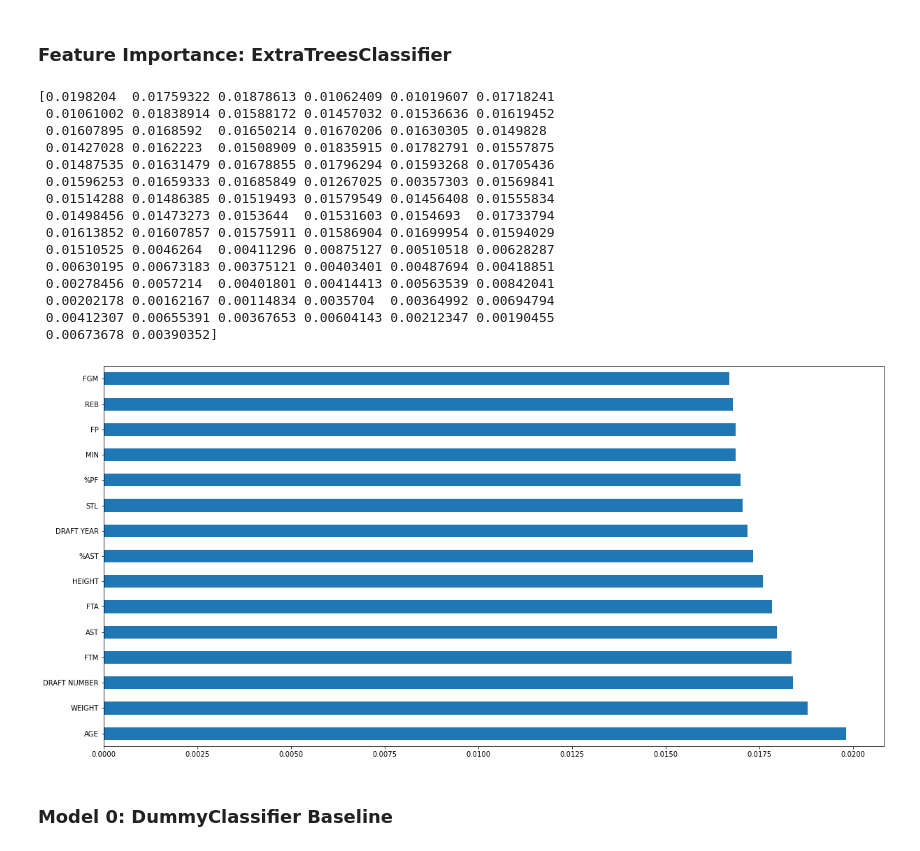
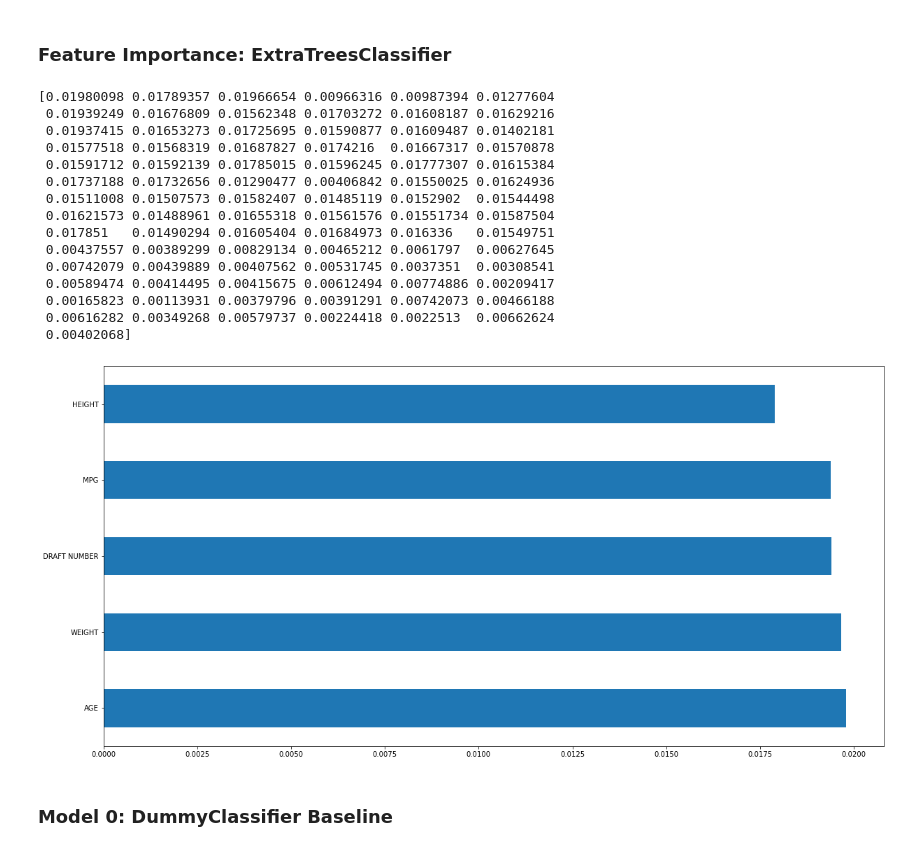
Before and after one commit to RH3421/Reducing_NBA_Injuries, a Jupyter notebook: EDA.ipynb, the cells around one changed output. Drawn from its saved outputs; the diff is of its cells as text; code cells hidden in the pictures.

```diff
--- a/EDA.ipynb
+++ b/EDA.ipynb
@@ -200,6 +200,9 @@ Name: COLLEGE, dtype: int64
 # Replace Undrafted and Nan with 0
 df_con.replace(to_replace='Undrafted', value=0, inplace=True)
 df_con['out_for_season'].fillna(0, inplace=True)
+# %%
+# DRAFT YEAR dropped because because undrafted player data was not recorded
+df_con.drop('DRAFT YEAR', axis=1, inplace=True)
 # %%
 # Function to convert strings to numeric
 def MakeNumeric(Column):
@@ -290,31 +301,32 @@ Given the target variable imbalance will elect to use f1_score as primary metric
 # %% [markdown]
 ### Feature Importance: ExtraTreesClassifier
 # %%
-# Instantiate model
+# Use ExtraTreesClassifier to identify important features
 etc = ExtraTreesClassifier()
 etc.fit(X,y)
-print(etc.feature_importances_) # use built in class 'feature_importances' of tree based classifiers
-# Plot graph of feature importances for better visualization
+print(etc.feature_importances_)
+
+# Plot bar graph for visualization
 feat_importances = pd.Series(etc.feature_importances_, index=X.columns)
-feat_importances.nlargest(15).plot(kind='barh', figsize=(20,10))
+feat_importances.nlargest(5).plot(kind='barh', figsize=(20,10))
 plt.show()
 # %% [output]
-[0.0198204  0.01759322 0.01878613 0.01062409 0.01019607 0.01718241
- 0.01061002 0.01838914 0.01588172 0.01457032 0.01536636 0.01619452
- 0.01607895 0.0168592  0.01650214 0.01670206 0.01630305 0.0149828
- 0.01427028 0.0162223  0.01508909 0.01835915 0.01782791 0.01557875
- 0.01487535 0.01631479 0.01678855 0.01796294 0.01593268 0.01705436
- 0.01596253 0.01659333 0.01685849 0.01267025 0.00357303 0.01569841
- 0.01514288 0.01486385 0.01519493 0.01579549 0.01456408 0.01555834
- 0.01498456 0.01473273 0.0153644  0.01531603 0.0154693  0.01733794
- 0.01613852 0.01607857 0.01575911 0.01586904 0.01699954 0.01594029
- 0.01510525 0.0046264  0.00411296 0.00875127 0.00510518 0.00628287
- 0.00630195 0.00673183 0.00375121 0.00403401 0.00487694 0.00418851
- 0.00278456 0.0057214  0.00401801 0.00414413 0.00563539 0.00842041
- 0.00202178 0.00162167 0.00114834 0.0035704  0.00364992 0.00694794
- 0.00412307 0.00655391 0.00367653 0.00604143 0.00212347 0.00190455
- 0.00673678 0.00390352]
+[0.01980098 0.01789357 0.01966654 0.00966316 0.00987394 0.01277604
+ 0.01939249 0.01676809 0.01562348 0.01703272 0.01608187 0.01629216
+ 0.01937415 0.01653273 0.01725695 0.01590877 0.01609487 0.01402181
+ 0.01577518 0.01568319 0.01687827 0.0174216  0.01667317 0.01570878
+ 0.01591712 0.01592139 0.01785015 0.01596245 0.01777307 0.01615384
+ 0.01737188 0.01732656 0.01290477 0.00406842 0.01550025 0.01624936
+ 0.01511008 0.01507573 0.01582407 0.01485119 0.0152902  0.01544498
+ 0.01621573 0.01488961 0.01655318 0.01561576 0.01551734 0.01587504
+ 0.017851   0.01490294 0.01605404 0.01684973 0.016336   0.01549751
+ 0.00437557 0.00389299 0.00829134 0.00465212 0.0061797  0.00627645
+ 0.00742079 0.00439889 0.00407562 0.00531745 0.0037351  0.00308541
+ 0.00589474 0.00414495 0.00415675 0.00612494 0.00774886 0.00209417
+ 0.00165823 0.00113931 0.00379796 0.00391291 0.00742073 0.00466188
+ 0.00616282 0.00349268 0.00579737 0.00224418 0.0022513  0.00662624
+ 0.00402068]
-[figure, old version]
+[figure, new version]
 # %% [markdown]
 ### Model 0: DummyClassifier Baseline
 # %%
```
Also changed, not shown: parts of 11 cells of this notebook.
